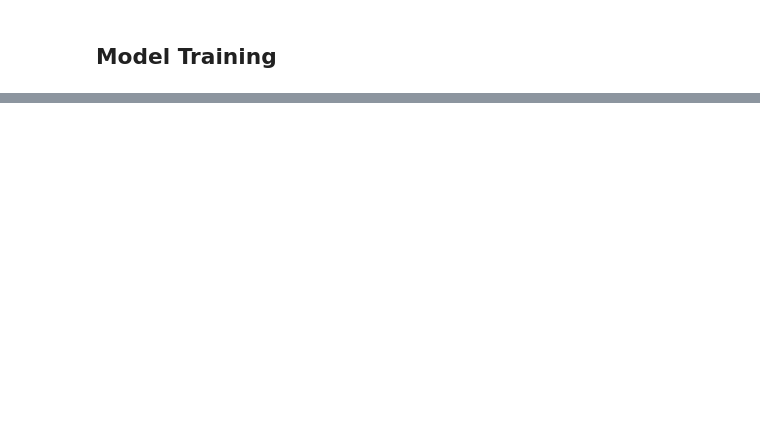
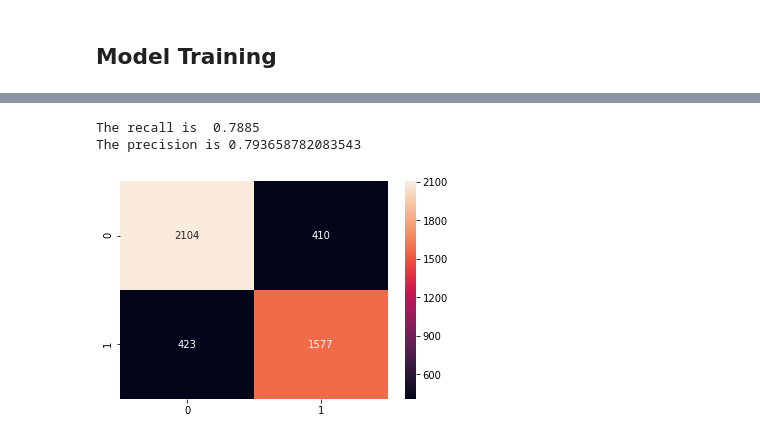
Before and after one commit to kskaran94/WasteClassification, a Jupyter notebook: Waste_classification.ipynb, the cells around one changed output, grey strips where cells are left out. Saved outputs shown, nothing was run; the diff lists cells and outputs as text; code cells hidden in the pictures; blank space fills up the shorter version.

```diff
--- a/Waste_classification.ipynb
+++ b/Waste_classification.ipynb
@@ -252,0 +377,16 @@ array([[1666,  848],
+# %%
+
+val_pred, val_classes = predict_from_generator(val_generator, cnn_small_bn_v2)
+
+
+cnf_matrix_val = confusion_matrix(val_classes, val_pred)
+
+fig1 = sns.heatmap(cnf_matrix_val, annot=True, fmt="d")
+
+print("The recall is ", recall_score(val_classes, val_pred))
+
+print("The precision is", precision_score(val_classes, val_pred))
+# %% [output]
+The recall is  0.7885
+The precision is 0.793658782083543
+[figure, added]
```
Also changed, not shown: parts of 23 cells of this notebook.
